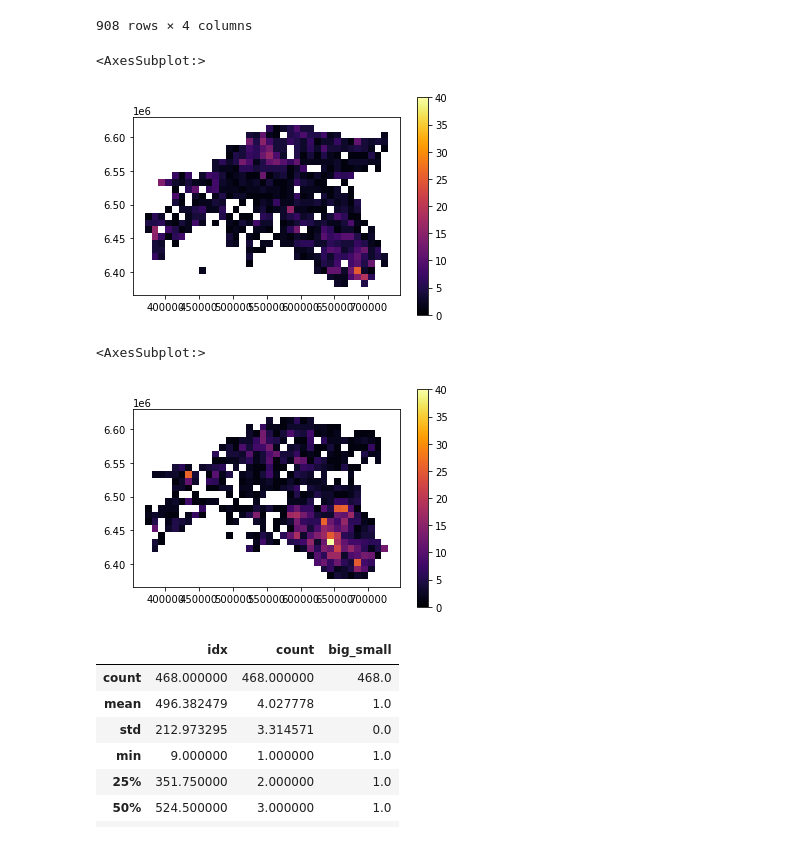
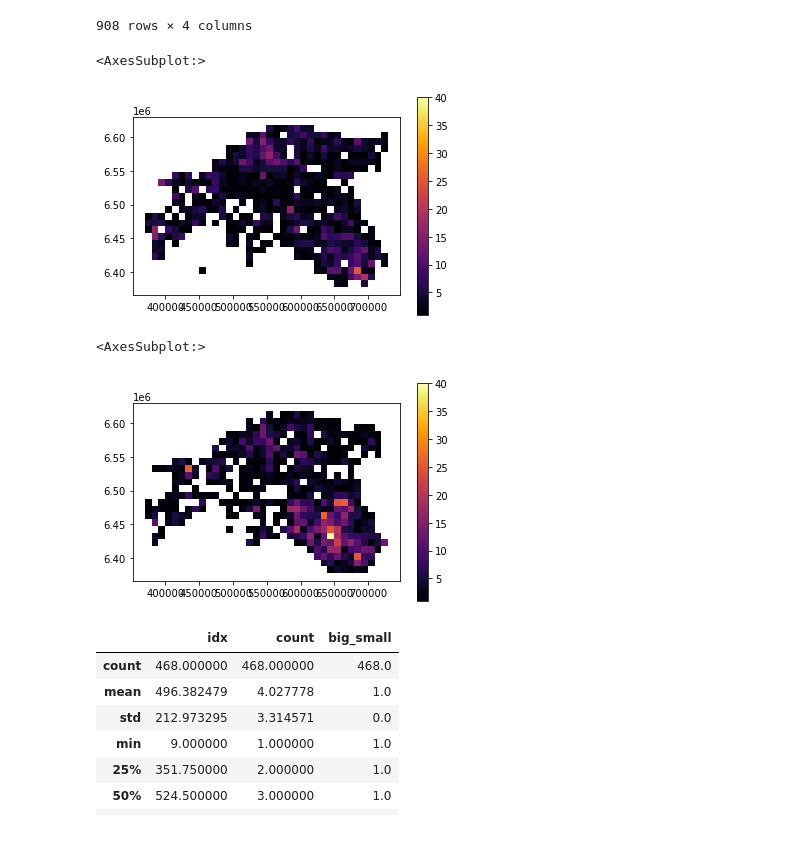
Before and after one commit to allixender/30MapChallenge2020, a Jupyter notebook: 27/day-27.ipynb, the cells around one changed output. Drawn from its saved outputs; the diff is of its cells as text; code cells hidden in the pictures.

```diff
--- a/27/day-27.ipynb
+++ b/27/day-27.ipynb
@@ -160,15 +160,15 @@ aggs
 | 907 | 863 | POLYGON ((729616.323 6597690.671,... | 2 | 1 |
 908 rows × 4 columns
 # %%
-aggs_b.plot(column='count', cmap='inferno', vmin=0, vmax=40, legend=True)
+aggs_b.plot(column='count', cmap='inferno', vmin=1, vmax=40, legend=True)
 # %% [output]
 <AxesSubplot:>
-[figure, old version]
+[figure, new version]
 # %%
-aggs_s.plot(column='count', cmap='inferno', vmin=0, vmax=40, legend=True)
+aggs_s.plot(column='count', cmap='inferno', vmin=1, vmax=40, legend=True)
 # %% [output]
 <AxesSubplot:>
-[figure, old version]
+[figure, new version]
 # %%
 aggs_b.describe()
 # %% [output]
```
Also changed, not shown: parts of 3 cells of this notebook, 11 other files.
